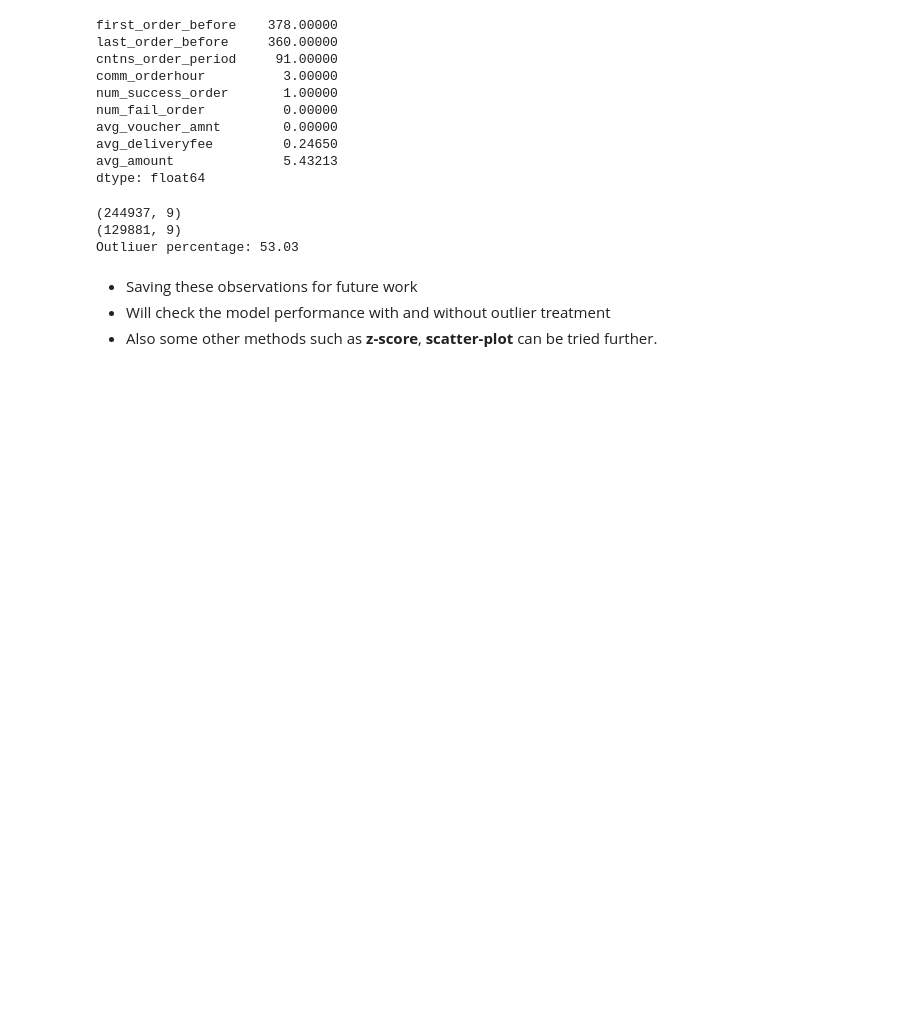
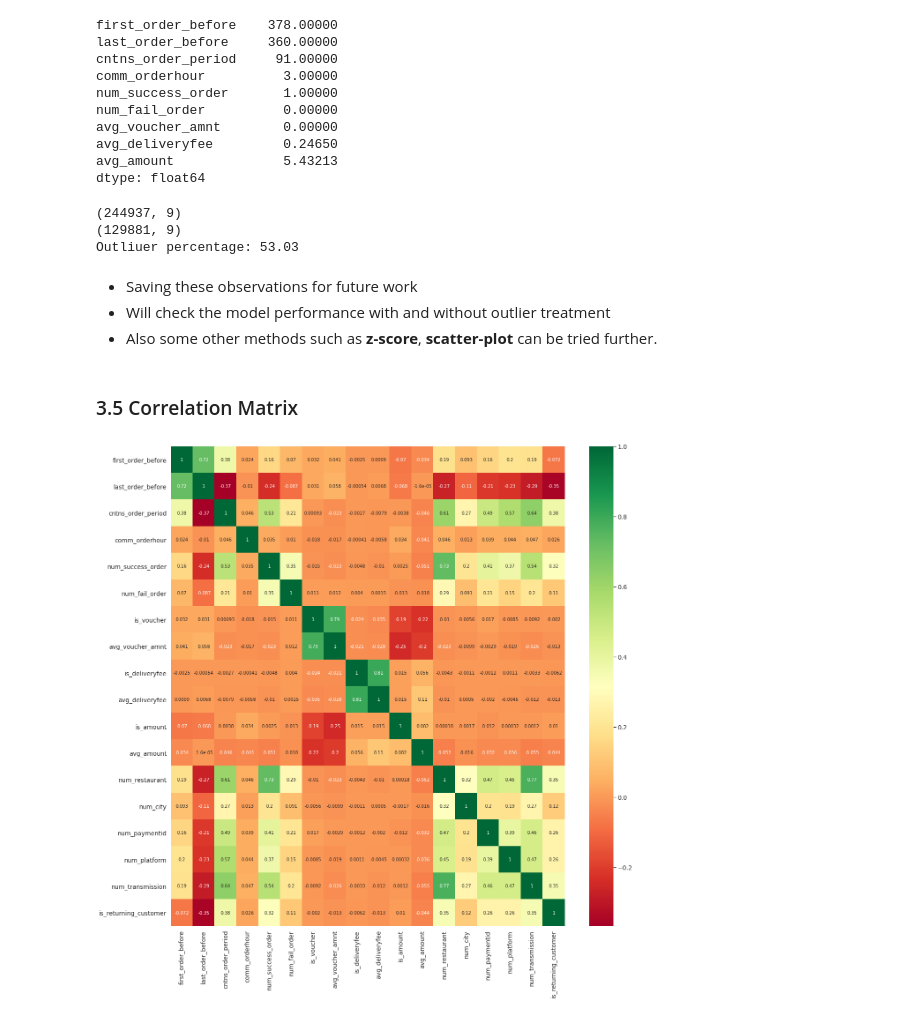
Before and after one commit to ashutosh3060/returning-customer-prediction, a Jupyter notebook: eda_model_build.ipynb, the cells around one changed output. Cells and saved outputs as stored; diff of their text form; code cells hidden in the pictures; blank space fills up the shorter version.

```diff
--- a/eda_model_build.ipynb
+++ b/eda_model_build.ipynb
@@ -533,3 +540,21 @@ Outliuer percentage: 53.03
 * Saving these observations for future work
 * Will check the model performance with and without outlier treatment
 * Also some other methods such as **z-score**, **scatter-plot** can be tried further.
+# %% [markdown]
+### 3.5 Correlation Matrix
+# %%
+# Define all the variable set for correlation calculation
+feature_set_corr = ['first_order_before', 'last_order_before', 'cntns_order_period',
+                    'comm_orderhour', 'num_success_order', 'num_fail_order', 'is_voucher',
+                    'avg_voucher_amnt', 'is_deliveryfee', 'avg_deliveryfee', 'is_amount',
+                    'avg_amount', 'num_restaurant', 'num_city',
+       'num_paymentid', 'num_platform', 'num_transmission', 'is_returning_customer']
+
+#get correlations of each features in dataset
+corr_mat = df_order_label[feature_set_corr].corr()
+top_corr_features = corr_mat.index
+plt.figure(figsize=(20,20))
+#plot heat map
+g=sns.heatmap(df_order_label[top_corr_features].corr(),annot=True,cmap="RdYlGn")
+# %% [output]
+[figure, added]
```
Also changed, not shown: parts of 14 cells of this notebook.
